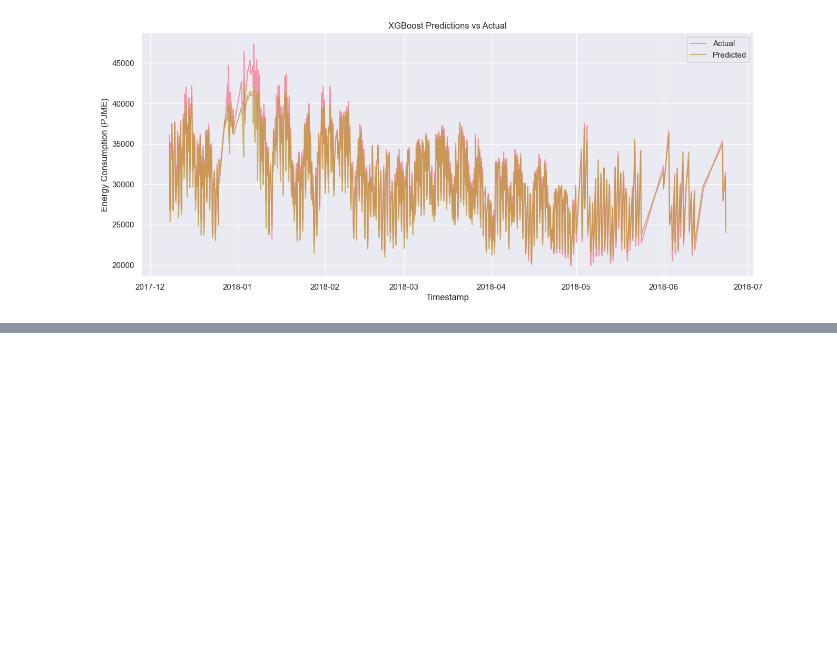
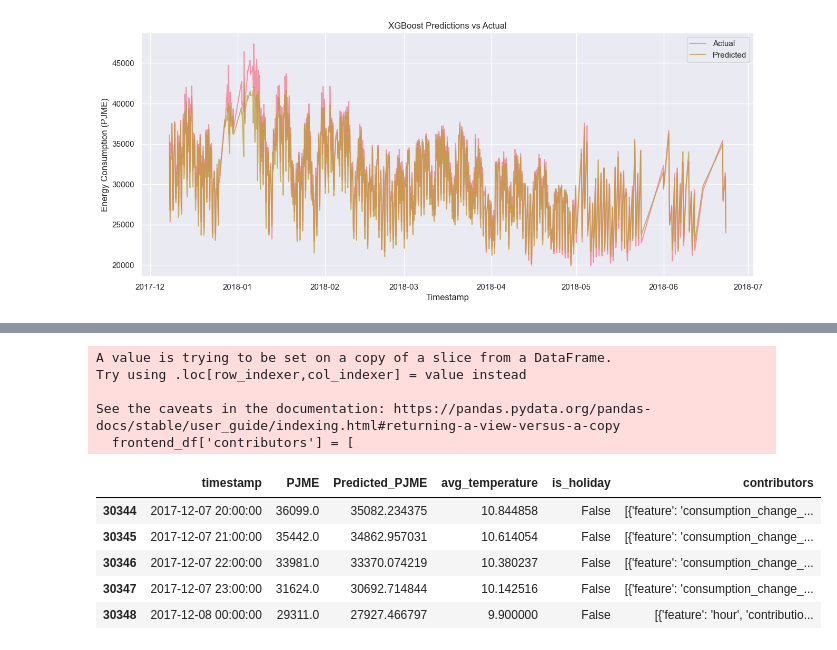
Before and after one commit to henrykobutra/energyblitz, a Jupyter notebook: ml/notebooks/05_create_demo_data.ipynb, the cells around one changed output, grey strips where cells are left out. Drawn from its saved outputs; the diff is of its cells as text; code cells hidden in the pictures; blank space fills up the shorter version.

```diff
--- a/ml/notebooks/05_create_demo_data.ipynb
+++ b/ml/notebooks/05_create_demo_data.ipynb
@@ -228,0 +290,44 @@ ValueError: Cannot set a DataFrame with multiple columns to the single column ('
+# %%
+# Add SHAP values to the dataframe
+explainer = shap.TreeExplainer(test_24)
+shap_values = explainer.shap_values(X_demo)
+
+# Create a function to get top contributors
+def get_top_contributors(idx, shap_values, feature_names, n_top=5):
+    # Get SHAP values for this prediction
+    row_shap_values = shap_values[idx]
+    # Create (feature, value) pairs
+    contributions = list(zip(feature_names, row_shap_values))
+    # Sort by absolute value of contribution
+    sorted_contributions = sorted(contributions, key=lambda x: abs(x[1]), reverse=True)
+    # Format top N contributors
+    top_contributors = [
+        {
+            "feature": feat,
+            "contribution": float(val),  # Convert numpy float to Python float for JSON serialization
+            "value": float(X_demo.iloc[idx][feat])  # Add the actual feature value
+        }
+        for feat, val in sorted_contributions[:n_top]
+    ]
+    return top_contributors
+
+# Add contributors column to the dataframe
+frontend_df['contributors'] = [
+    get_top_contributors(i, shap_values, required_features)
+    for i in range(len(frontend_df))
+]
+
+# Display the updated dataframe
+frontend_df.head()
+# %% [output]
+A value is trying to be set on a copy of a slice from a DataFrame.
+Try using .loc[row_indexer,col_indexer] = value instead
+
+See the caveats in the documentation: https://pandas.pydata.org/pandas-docs/stable/user_guide/indexing.html#returning-a-view-versus-a-copy
+  frontend_df['contributors'] = [
+|  | timestamp | PJME | Predicted_PJME | avg_temperature | is_holiday | contributors |
+| 30344 | 2017-12-07 20:00:00 | 36099.0 | 35082.234375 | 10.844858 | False | [{'feature': 'consumption_change_... |
+| 30345 | 2017-12-07 21:00:00 | 35442.0 | 34862.957031 | 10.614054 | False | [{'feature': 'consumption_change_... |
+| 30346 | 2017-12-07 22:00:00 | 33981.0 | 33370.074219 | 10.380237 | False | [{'feature': 'consumption_change_... |
+| 30347 | 2017-12-07 23:00:00 | 31624.0 | 30692.714844 | 10.142516 | False | [{'feature': 'consumption_change_... |
+| 30348 | 2017-12-08 00:00:00 | 29311.0 | 27927.466797 | 9.900000 | False | [{'feature': 'hour', 'contributio... |
```
Also changed, not shown: parts of 3 cells of this notebook, 3 other files.
